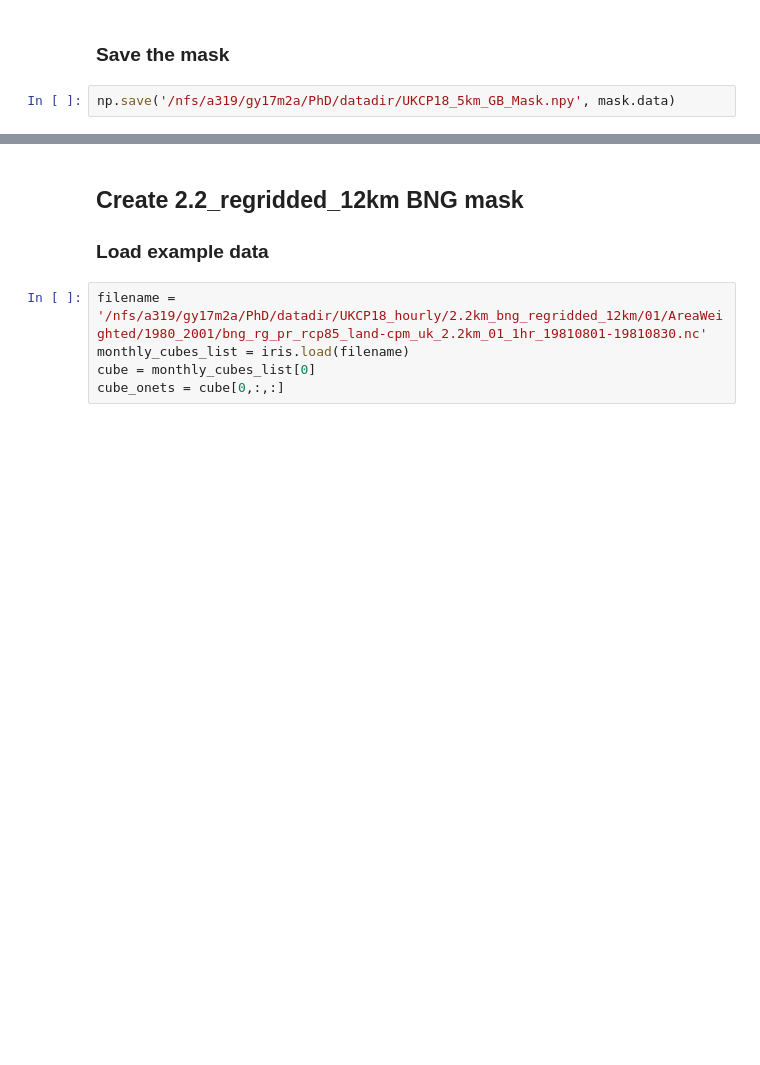
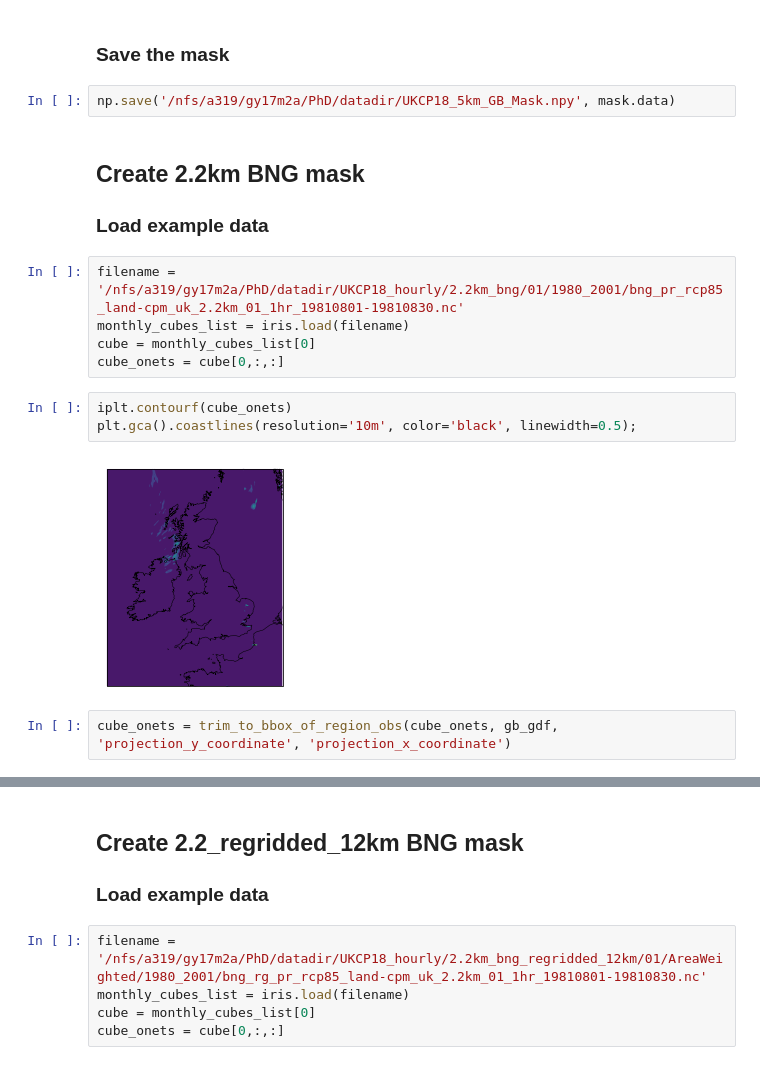
Before and after one commit to masher92/UKCP18, a Jupyter notebook: DataProcessing/CombineDataAcrossRegion/Create_GB_Mask.ipynb, the cells around one changed output, grey strips where cells are left out. Cells and saved outputs as stored; diff of their text form; blank space fills up the shorter version.

```diff
--- a/DataProcessing/CombineDataAcrossRegion/Create_GB_Mask.ipynb
+++ b/DataProcessing/CombineDataAcrossRegion/Create_GB_Mask.ipynb
@@ -139,3 +139,18 @@ plt.gca().coastlines(resolution='10m', color='black', linewidth=0.5);
 ### Save the mask
 # %%
 np.save('/nfs/a319/gy17m2a/PhD/datadir/UKCP18_5km_GB_Mask.npy', mask.data)
+# %% [markdown]
+## Create 2.2km BNG mask
+### Load example data
+# %%
+filename = '/nfs/a319/gy17m2a/PhD/datadir/UKCP18_hourly/2.2km_bng/01/1980_2001/bng_pr_rcp85_land-cpm_uk_2.2km_01_1hr_19810801-19810830.nc'
+monthly_cubes_list = iris.load(filename)
+cube = monthly_cubes_list[0]
+cube_onets = cube[0,:,:]
+# %%
+iplt.contourf(cube_onets)
+plt.gca().coastlines(resolution='10m', color='black', linewidth=0.5);
+# %% [output]
+[figure, added]
+# %%
+cube_onets = trim_to_bbox_of_region_obs(cube_onets, gb_gdf, 'projection_y_coordinate', 'projection_x_coordinate')
```
Also changed, not shown: parts of 7 cells of this notebook, 20 other files.
